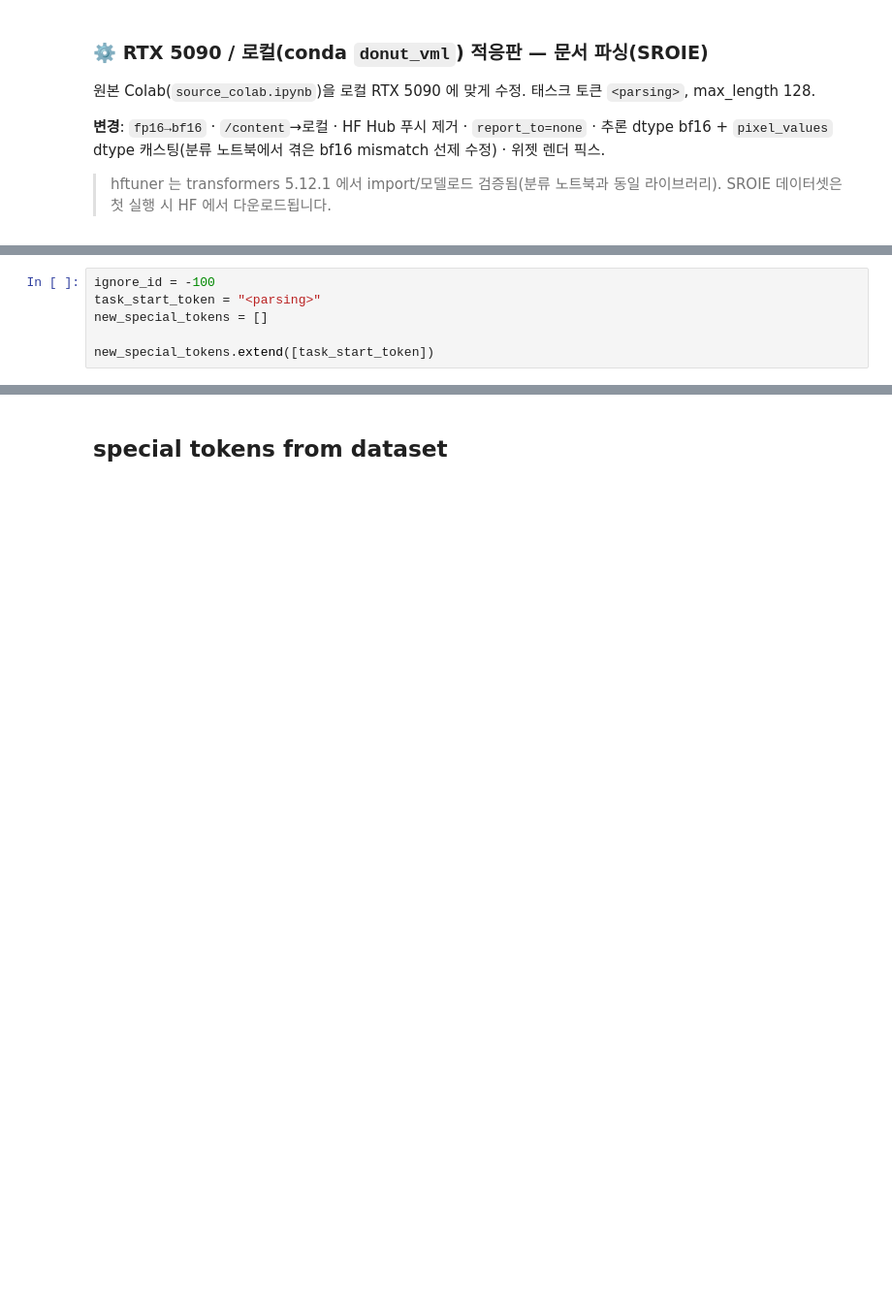
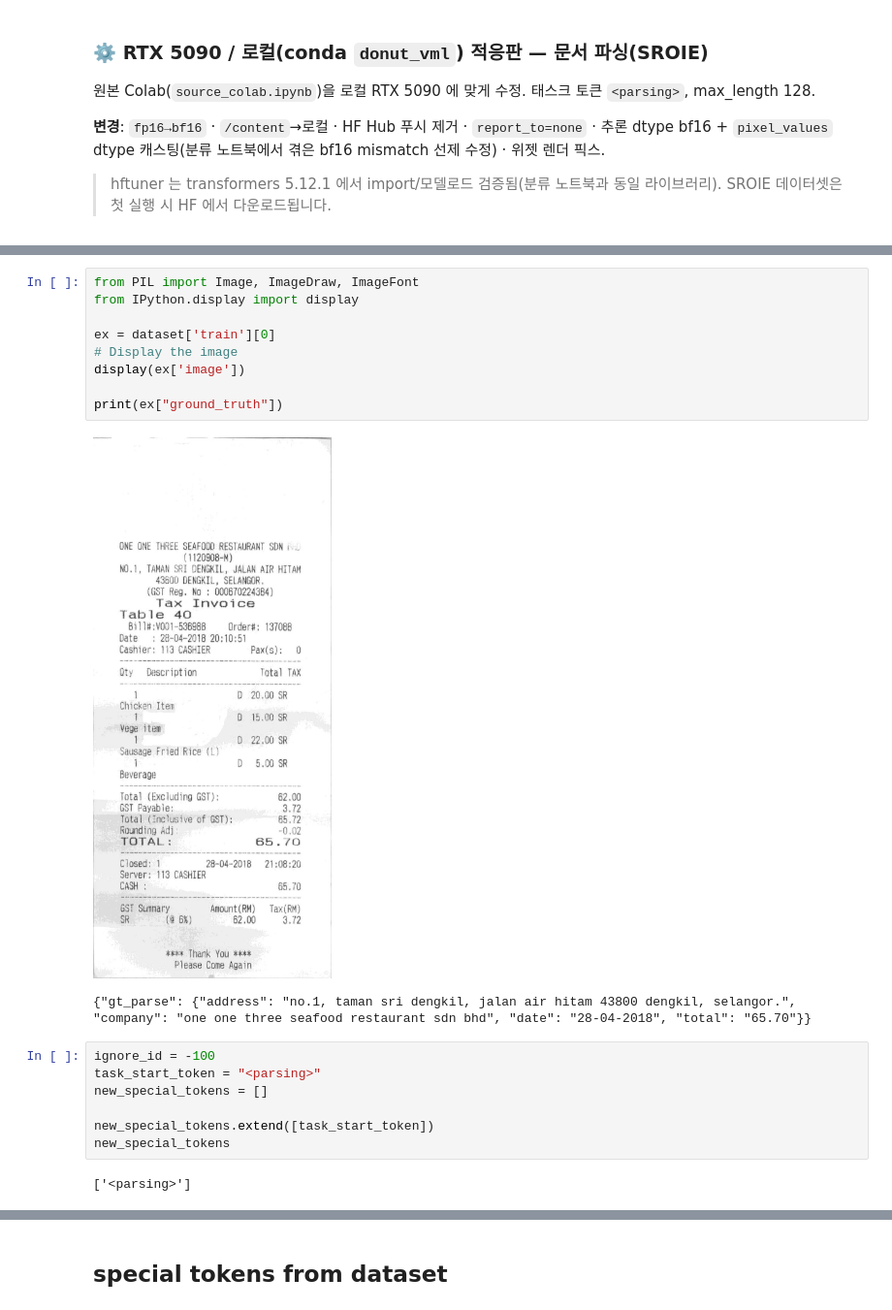
Before and after one commit to VLM-Doc-Analysis/Donut-VLM, a Jupyter notebook: donut_finetune_parsing/donut_parsing_5090.ipynb, the cells around one changed output, grey strips where cells are left out. Shown at 97% size. Drawn from its saved outputs; the diff is of its cells as text; blank space fills up the shorter version.

```diff
--- a/donut_finetune_parsing/donut_parsing_5090.ipynb
+++ b/donut_finetune_parsing/donut_parsing_5090.ipynb
@@ -72,9 +88,24 @@ Please restart the session if you want to be prompted again.
+# %%
+from PIL import Image, ImageDraw, ImageFont
+from IPython.display import display
+
+ex = dataset['train'][0]
+# Display the image
+display(ex['image'])
+
+print(ex["ground_truth"])
+# %% [output]
+[figure, added]
+{"gt_parse": {"address": "no.1, taman sri dengkil, jalan air hitam 43800 dengkil, selangor.", "company": "one one three seafood restaurant sdn bhd", "date": "28-04-2018", "total": "65.70"}}
 # %%
 ignore_id = -100
 task_start_token = "<parsing>"
 new_special_tokens = []
 
 new_special_tokens.extend([task_start_token])
+new_special_tokens
+# %% [output]
+['<parsing>']
 # %%
 from hftuner.donut import DataProcessor
 
```
Also changed, not shown: parts of 19 cells of this notebook, 1 other file.
